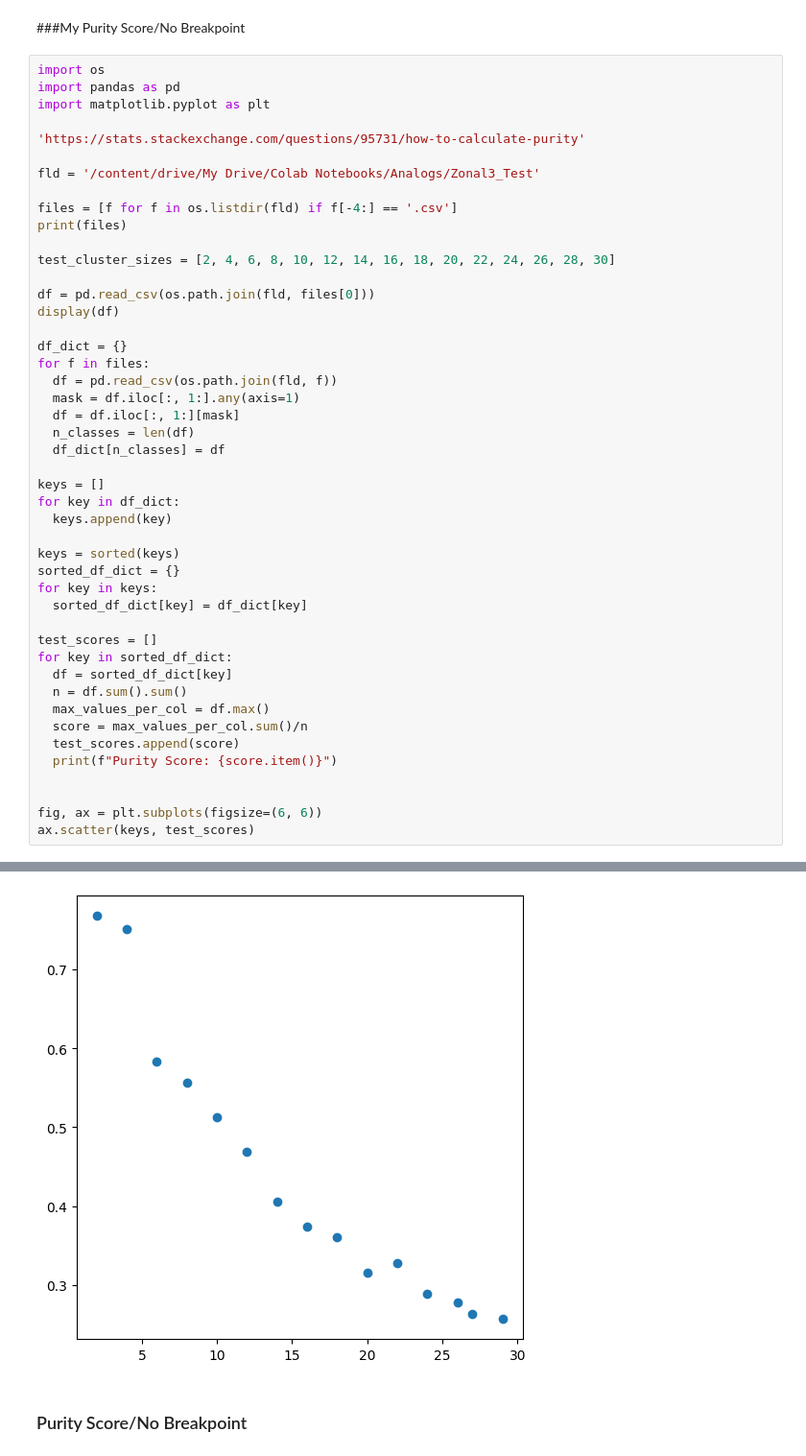
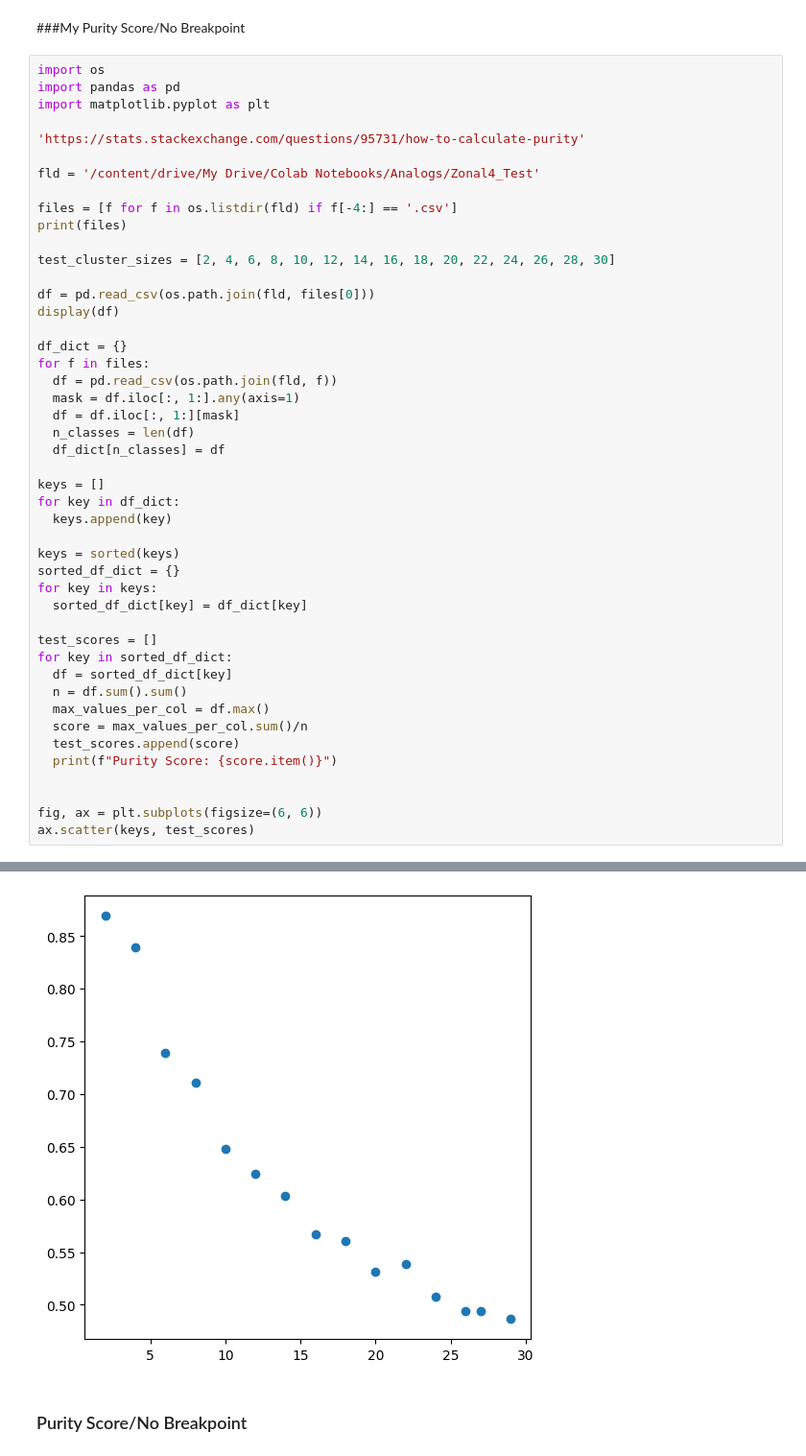
Before and after one commit to afullhart/climateanalogs, a Jupyter notebook: Figures/Score_1brkpt_TESTING.ipynb, the cells around one changed output, grey strips where cells are left out. Shown at 96% size. Drawn from its saved outputs; the diff is of its cells as text.

```diff
--- a/Figures/Score_1brkpt_TESTING.ipynb
+++ b/Figures/Score_1brkpt_TESTING.ipynb
@@ -409,7 +409,7 @@ import matplotlib.pyplot as plt
 
 'https://stats.stackexchange.com/questions/95731/how-to-calculate-purity'
 
-fld = '/content/drive/My Drive/Colab Notebooks/Analogs/Zonal3_Test'
+fld = '/content/drive/My Drive/Colab Notebooks/Analogs/Zonal4_Test'
 
 files = [f for f in os.listdir(fld) if f[-4:] == '.csv']
 print(files)
@@ -481,5 +481,5 @@ Purity Score: 0.256992084107665
 <matplotlib.collections.PathCollection at 0x...>
-[figure, old version]
+[figure, new version]
 # %% [markdown]
 ### Purity Score/No Breakpoint
 # %%
```
Also changed, not shown: parts of 6 cells of this notebook.
